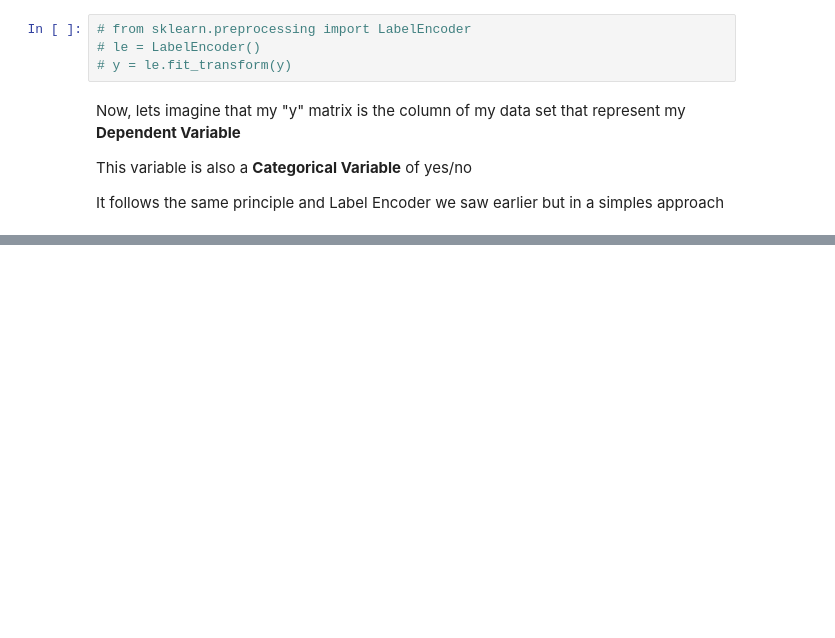
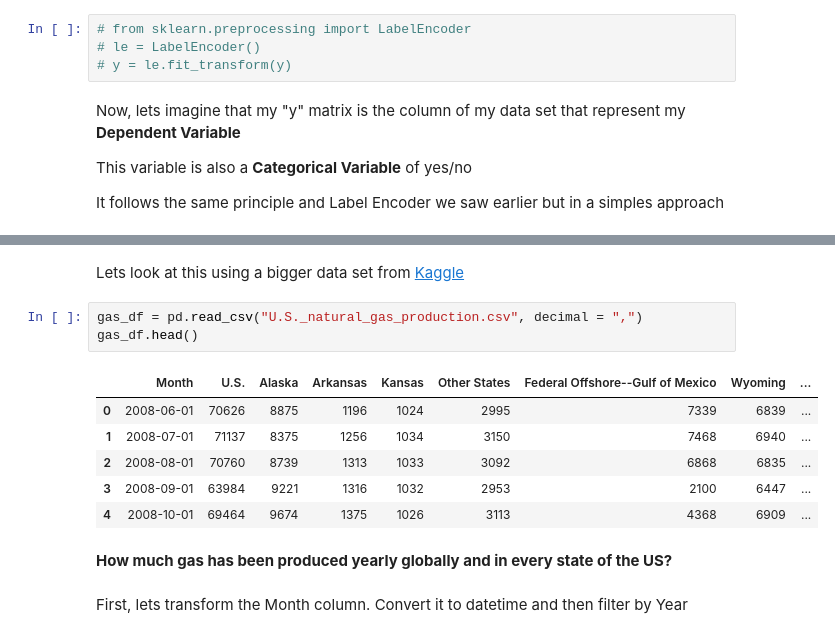
Before and after one commit to filipebodas/python_notes, a Jupyter notebook: python_notes_3.ipynb, the cells around one changed output, grey strips where cells are left out. Cells and saved outputs as stored; diff of their text form; blank space fills up the shorter version.

```diff
--- a/python_notes_3.ipynb
+++ b/python_notes_3.ipynb
@@ -1546,0 +1743,16 @@ It follows the same principle and Label Encoder we saw earlier but in a simples
+# %% [markdown]
+Lets look at this using a bigger data set from [Kaggle](https://www.kaggle.com/djzurawski/us-oil-and-gas-production-june-2008-to-june-2018)
+# %%
+gas_df = pd.read_csv("U.S._natural_gas_production.csv", decimal = ",")
+gas_df.head()
+# %% [output]
+|  | Month | U.S. | Alaska | Arkansas | Kansas | Other States | Federal Offshore--Gulf of Mexico | Wyoming | ... |
+| 0 | 2008-06-01 | 70626 | 8875 | 1196 | 1024 | 2995 | 7339 | 6839 | ... |
+| 1 | 2008-07-01 | 71137 | 8375 | 1256 | 1034 | 3150 | 7468 | 6940 | ... |
+| 2 | 2008-08-01 | 70760 | 8739 | 1313 | 1033 | 3092 | 6868 | 6835 | ... |
+| 3 | 2008-09-01 | 63984 | 9221 | 1316 | 1032 | 2953 | 2100 | 6447 | ... |
+| 4 | 2008-10-01 | 69464 | 9674 | 1375 | 1026 | 3113 | 4368 | 6909 | ... |
+# %% [markdown]
+**How much gas has been produced yearly globally and in every state of the US?**
+# %% [markdown]
+First, lets transform the Month column. Convert it to datetime and then filter by Year
```
Also changed, not shown: parts of 68 cells of this notebook, 1 other file.
